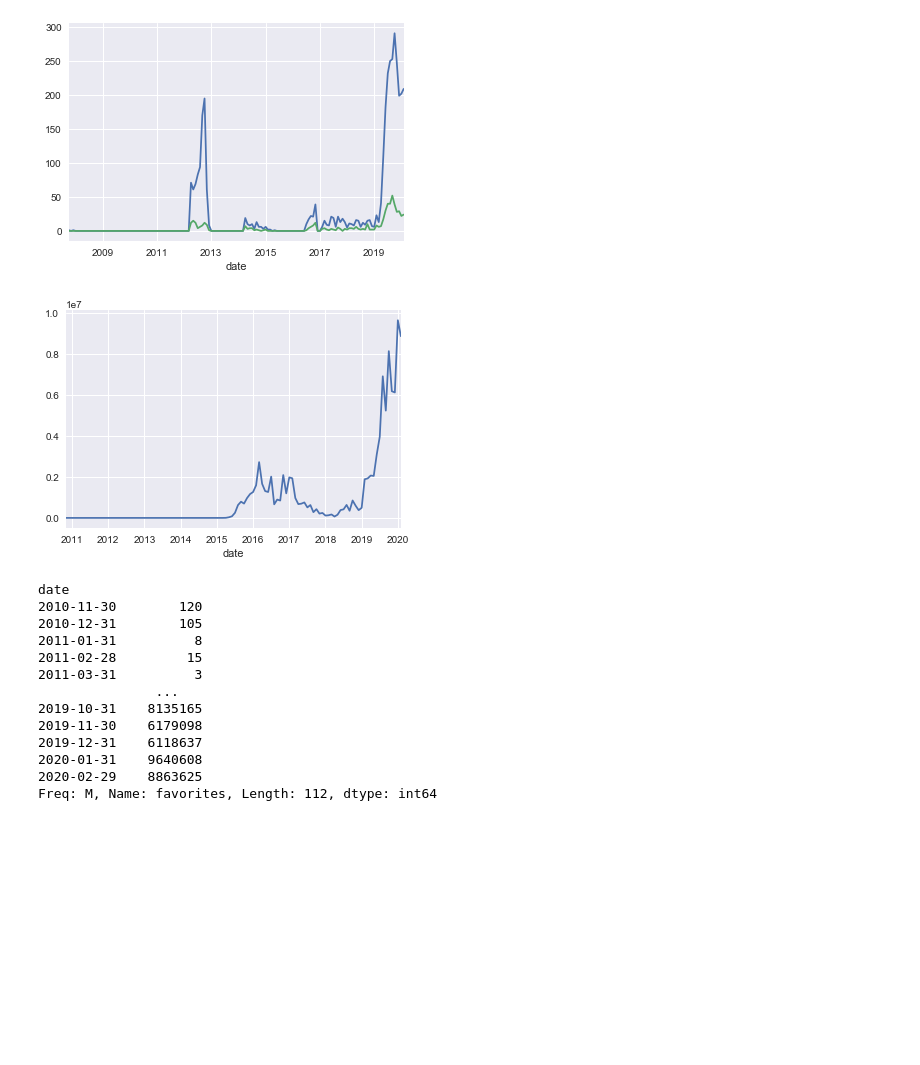
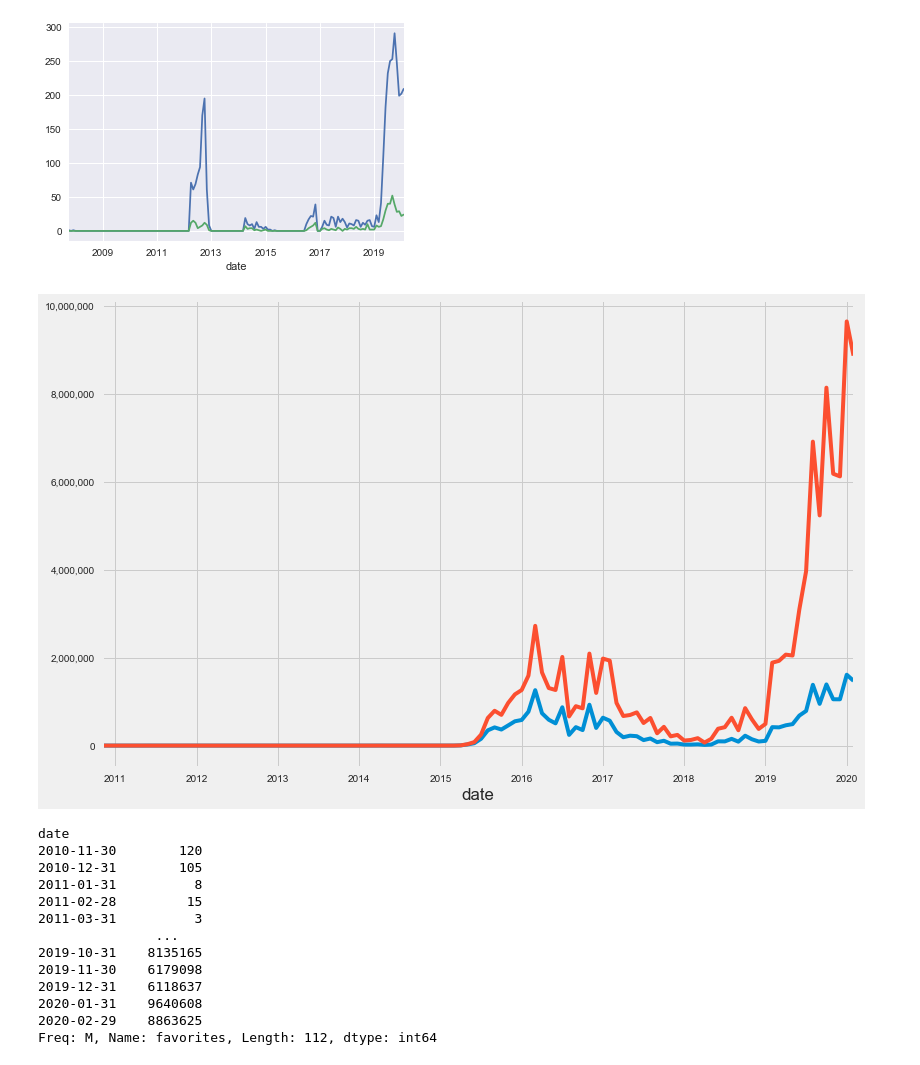
Before and after one commit to nomadtomas/sentweetment_analysizer, a Jupyter notebook: dnc_race.ipynb, the cells around one changed output. Cells and saved outputs as stored; diff of their text form; code cells hidden in the pictures; blank space fills up the shorter version.

```diff
--- a/dnc_race.ipynb
+++ b/dnc_race.ipynb
@@ -241,8 +242,3 @@ def polyplot(df):
 polyplot(joe_df)
 # %% [output]
 [figure]
-# %%
-bern_df.resample('M')['favorites'].sum().plot()
-plt.show()
-# %% [output]
-[figure, removed]
@@ -249,3 +247,12 @@ plt.show()
+# %%
+fig, ax = plt.subplots(figsize=(12,8))
+bern_df.resample('M')['retweets'].sum().plot()
+bern_df.resample('M')['favorites'].sum().plot()
+ax.get_yaxis().set_major_formatter(
+    ff(lambda x, p: format(int(x), ',')))
+plt.show()
+# %% [output]
+[figure, added]
 # %%
 bern_df.resample('M')['favorites'].sum()
 # %% [output]
```
Also changed, not shown: parts of 5 cells of this notebook.
